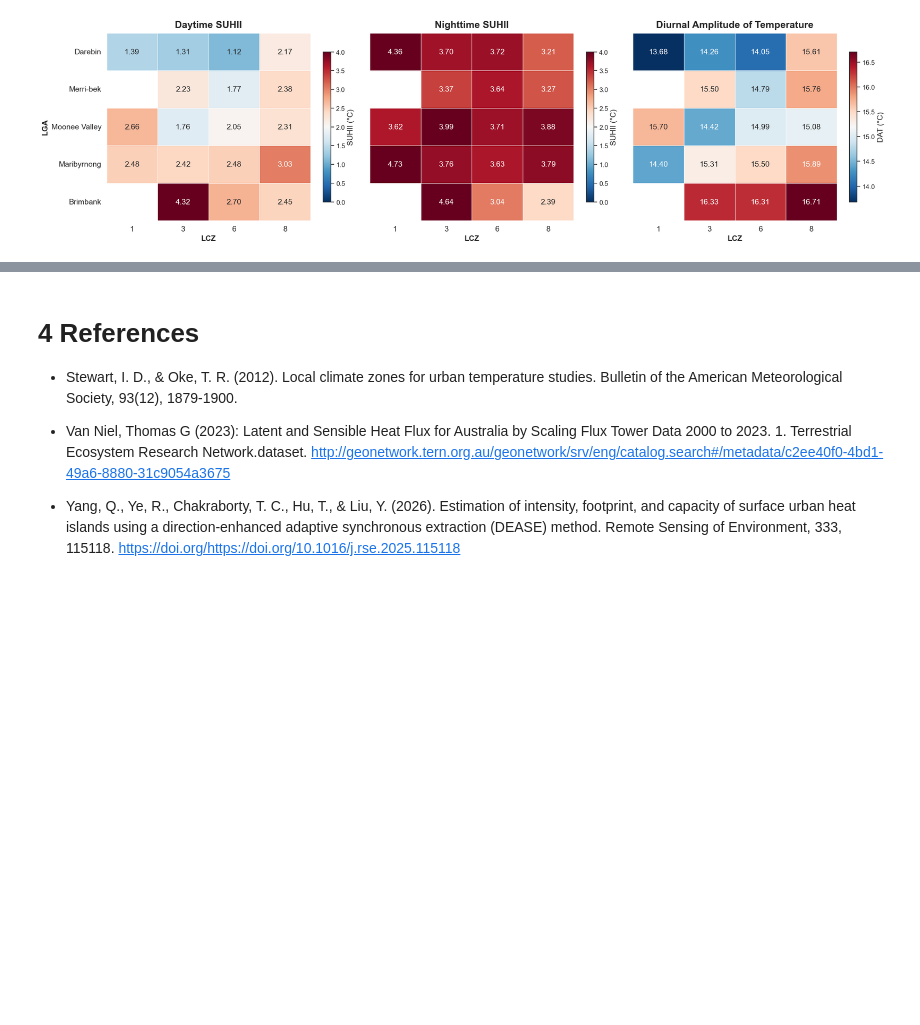
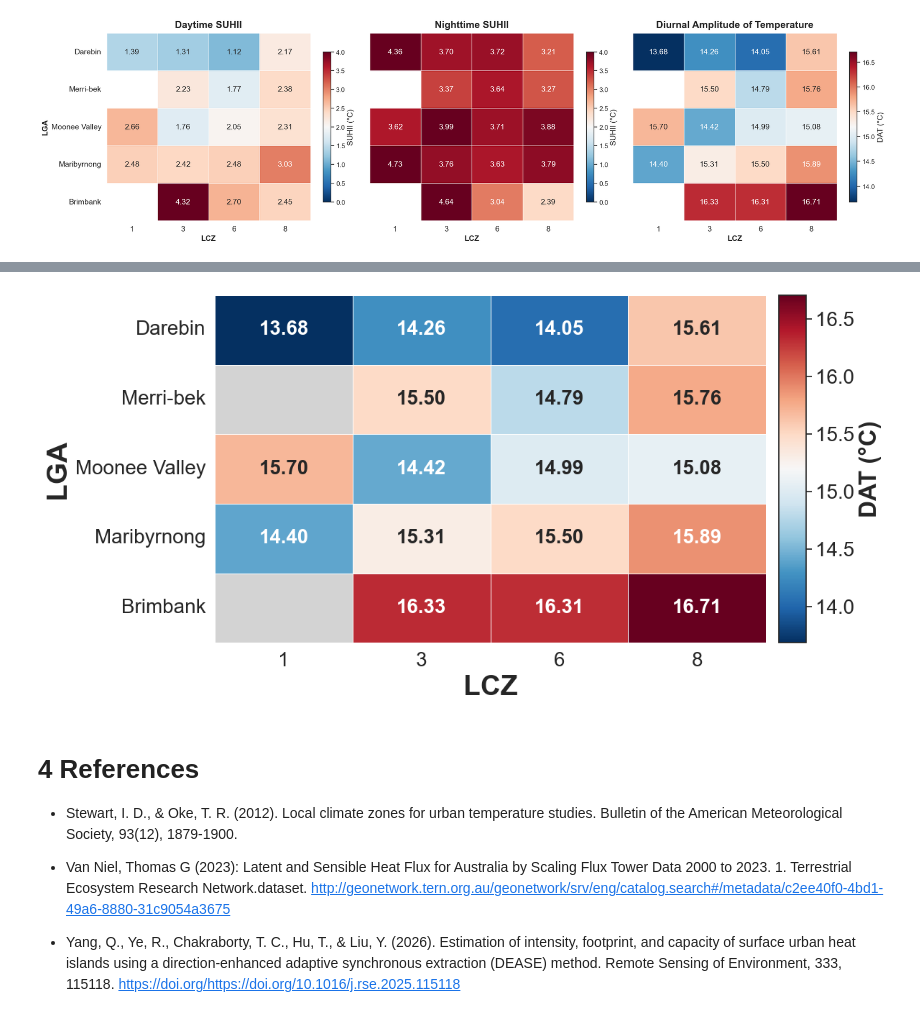
Before and after one commit to percyyvon-r/PhD-Chapter3-Diurnal-SUHII-Distribution, a Jupyter notebook: notebooks/PhD_chapter3_ypinb.ipynb, the cells around one changed output, grey strips where cells are left out. Cells and saved outputs as stored; diff of their text form; code cells hidden in the pictures; blank space fills up the shorter version.

```diff
--- a/notebooks/PhD_chapter3_ypinb.ipynb
+++ b/notebooks/PhD_chapter3_ypinb.ipynb
@@ -1823,3 +1982,84 @@ See the caveats in the documentation: https://pandas.pydata.org/pandas-docs/stab
+# %%
+# --- Prepare DAT dataset ---
+df_dat = lst_suhi_zonal[['lga', 'gridcode', 'DAT']].rename(columns={'DAT':'value'}).copy()
+df_dat['period'] = 'DAT'
+
+# Merge with full grid to include missing LCZs
+df_dat = pd.merge(full_grid, df_dat, on=['lga', 'gridcode'], how='left')
+
+# Clean invalid values
+df_dat['value'] = df_dat['value'].replace([np.inf, -np.inf], np.nan)
+
+# Aggregate mean DAT by LGA x LCZ
+df_dat_mean = df_dat.groupby(['lga', 'gridcode'], as_index=False)['value'].mean()
+
+
+# --- Match the SUHII visual style using the same diverging palette ---
+vmin, vmax = df_dat_mean['value'].min(), df_dat_mean['value'].max()
+center_value = (vmin + vmax) / 2 if pd.notna(vmin) and pd.notna(vmax) else None
+
+# --- Plot heatmap ---
+fig, axes = plt.subplots(
+    1, 2,
+    figsize=(12, max(6, len(df_dat_mean['lga'].unique())*0.5)),
+    gridspec_kw={'width_ratios': [1, 0.05]}  # second column = colorbar
+)
+
+# Draw heatmap using the same SUHII-style diverging palette
+pivot = df_dat_mean.pivot_table(
+    index='lga',
+    columns='gridcode',
+    values='value',
+    aggfunc='mean'
+)
+pivot = pivot.reindex(columns=lcz_order)
+pivot = pivot.reindex(index=list(reversed(lga_order)))
+
+cmap = sns.color_palette("RdBu_r", as_cmap=True)
+cmap.set_bad(color='lightgray')
+
+hm_dat = sns.heatmap(
+    pivot,
+    annot=True,
+    fmt=".2f",
+    annot_kws={'fontsize': 20, 'weight': 'bold'},
+    cmap=cmap,
+    center=center_value,
+    vmin=vmin,
+    vmax=vmax,
+    mask=pivot.isna(),
+    cbar=False,
+    linewidths=0.5,
+    linecolor='white',
+    ax=axes[0]
+ )
+
+# Rename axis titles and increase their font sizes
+axes[0].set_xlabel('LCZ', fontsize=28, fontweight='bold')
+axes[0].set_ylabel('LGA', fontsize=28, fontweight='bold')
+axes[0].tick_params(axis='x', labelsize=20)
+axes[0].tick_params(axis='y', labelsize=20)
+
+# Colorbar
+norm = plt.cm.ScalarMappable(cmap=cmap, norm=plt.Normalize(vmin=vmin, vmax=vmax))
+norm.set_array([])
+cbar = fig.colorbar(norm, cax=axes[1])
+cbar.set_label('DAT (°C)', fontsize=24, fontweight='bold')
+cbar.ax.tick_params(labelsize=20)
+
+plt.tight_layout()
+
+# Save figure
+plt.savefig(
+    "C:/Users/percy/Documents/studies/visual_studio_code/PhD-chapter3-SUHII/outputs/figures/lga_lcz_DAT_mean_colored.png",
+    dpi=300,
+    bbox_inches="tight"
+)
+
+plt.show()
+plt.close()
+# %% [output]
+[figure, added]
 # %% [markdown]
 # 4 References
 - Stewart, I. D., & Oke, T. R. (2012). Local climate zones for urban temperature studies. Bulletin of the American Meteorological Society, 93(12), 1879-1900.
```
Also changed, not shown: parts of 4 cells of this notebook, 42 other files.
